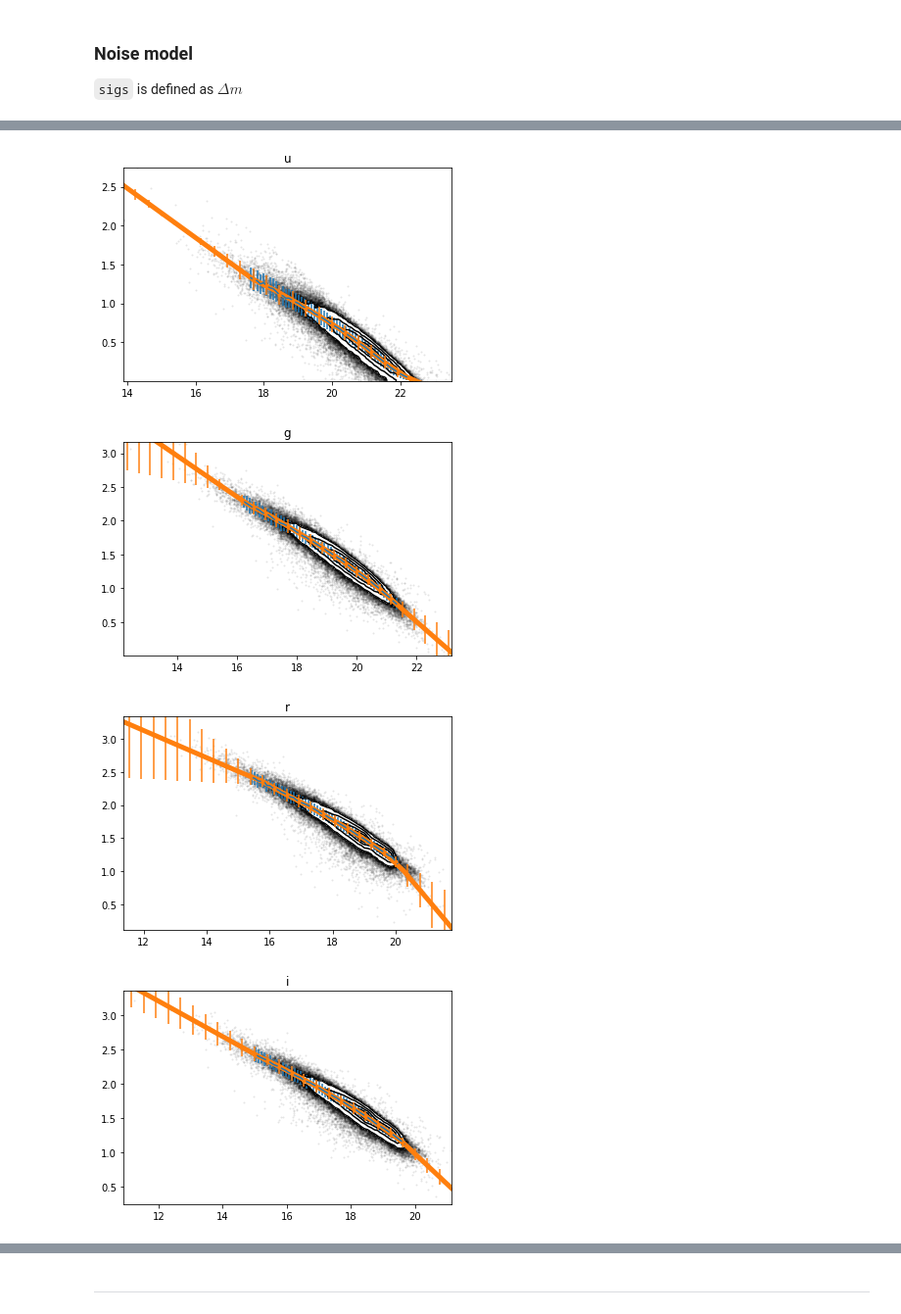
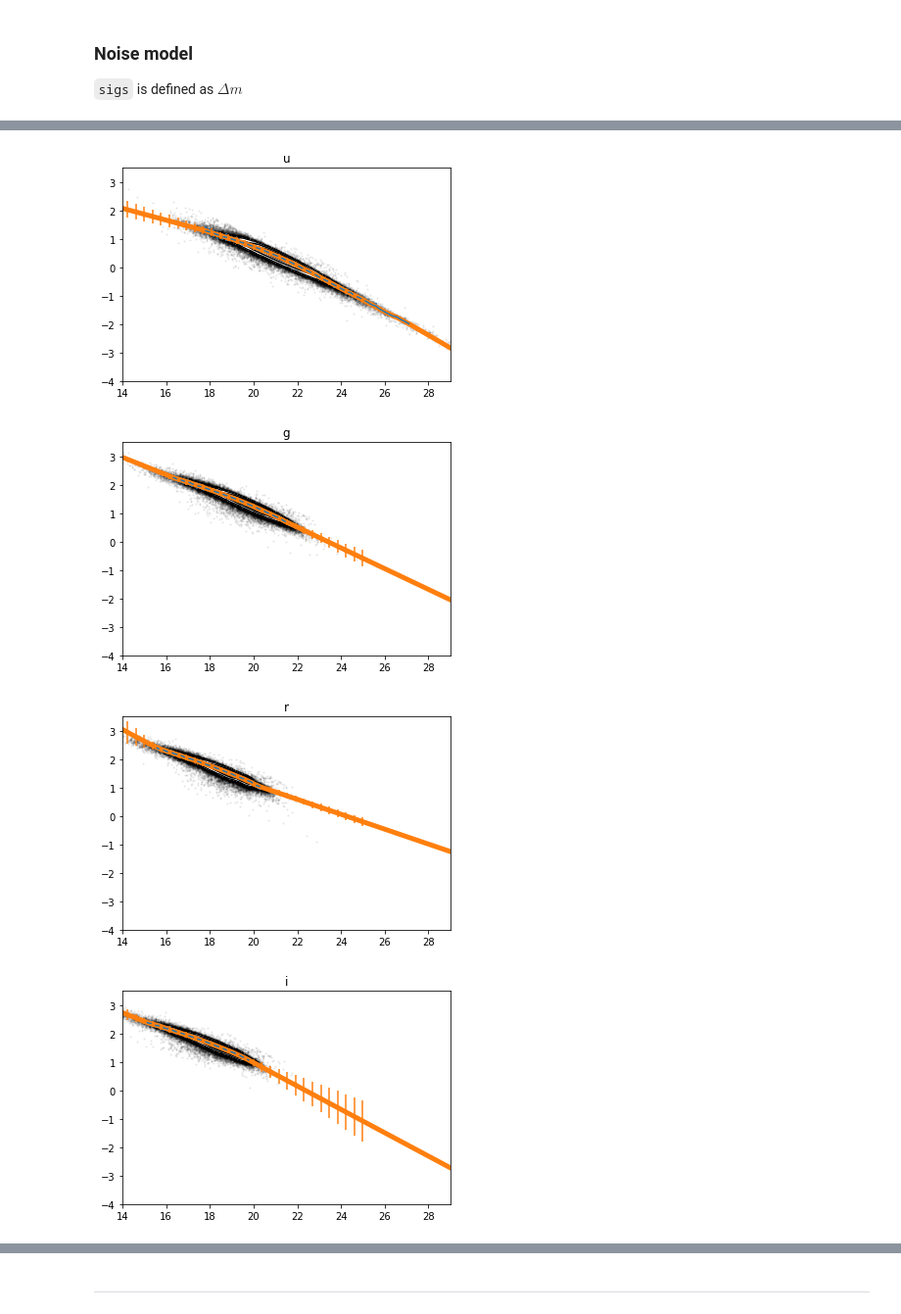
Before and after one commit to AstroJacobLi/popsed, a Jupyter notebook: notebooks/forward_model/noise_model/GAMA_nosie_model_DR3_apmatch_linearNoise.ipynb, the cells around one changed output, grey strips where cells are left out. Shown at 98% size. Drawn from its saved outputs; the diff is of its cells as text; code cells hidden in the pictures.

Commit message:
pretty good mock test results, and make figures

```diff
--- a/notebooks/forward_model/noise_model/GAMA_nosie_model_DR3_apmatch_linearNoise.ipynb
+++ b/notebooks/forward_model/noise_model/GAMA_nosie_model_DR3_apmatch_linearNoise.ipynb
@@ -164,37 +174,41 @@ meds_sigs, stds_sigs = [], []
 for i in range(5): #range(len(filters)):
     clean = (np.isfinite(mags[:,i]))# & (sigs[:,i] < np.max([np.quantile(sigs[:,i], 0.99), 0.5])))
 
+    high = 0.99
     if PHOT == 'PETRO':
         low = 0.003 if i == 0 else 0.001
     else:
+        if i == 0:
+            high = 0.999
         low = 0.005 if i < 4 else 0.01
     med_sig, mags_edges, _ = binned_statistic(mags[clean,i], sigs[clean,i], statistic=trimmed_median,
-                                              range=np.nanquantile(mags[clean,i], [low, 0.99]), bins=50)
+                                              range=np.nanquantile(mags[clean,i], [low, high]), bins=50)
     std_sig, mags_edges, _ = binned_statistic(mags[clean,i], sigs[clean,i], statistic=trimmed_std,
-                                              range=np.nanquantile(mags[clean,i], [low, 0.99]), bins=50)
+                                              range=np.nanquantile(mags[clean,i], [low, high]), bins=50)
 
     finite = (np.isfinite(med_sig) & np.isfinite(std_sig))
     meds_sigs.append(interp1d(0.5*(mags_edges[1:] + mags_edges[:-1])[finite], med_sig[finite],
                               fill_value='extrapolate'))
     stds_sigs.append(interp1d(0.5*(mags_edges[1:] + mags_edges[:-1])[finite], std_sig[finite],
                               fill_value='extrapolate'))
 
     fig = plt.figure(figsize=(6,4))
     sub = fig.add_subplot(111)
     sub.plot(0.5*(mags_edges[1:] + mags_edges[:-1]), med_sig, c='C0')
     sub.errorbar(0.5*(mags_edges[1:] + mags_edges[:-1]), med_sig,
                  yerr=std_sig, c='C0')
     corner.hist2d(mags[clean,i], sigs[clean,i], plot_density=False, bins=100, ax=sub)
 
     sub.plot(np.linspace(10, 35, 40), meds_sigs[-1](np.linspace(10, 35, 40)), c='C1', lw=5)
     sub.errorbar(np.linspace(10, 25, 40), meds_sigs[-1](np.linspace(10, 25, 40)),
                  yerr=stds_sigs[-1](np.linspace(10, 25, 40)), fmt='.C1')
-#     sub.set_xlim(np.nanquantile(mags[clean,i], [0.01, 1.]))
+    sub.set_xlim(14, 29)
+    sub.set_ylim(-4, 3.5)
 #     sub.set_ylim(np.nanquantile(sigs[clean,i], [0.0, 0.995]))
 
     sub.set_title(filters[i])
 # %% [output]
-[figure, old version]
+[figure, new version]
-[figure, old version]
+[figure, new version]
-[figure, old version]
+[figure, new version]
-[figure, old version]
+[figure, new version]
```
Also changed, not shown: parts of 9 cells of this notebook, 15 other files.
